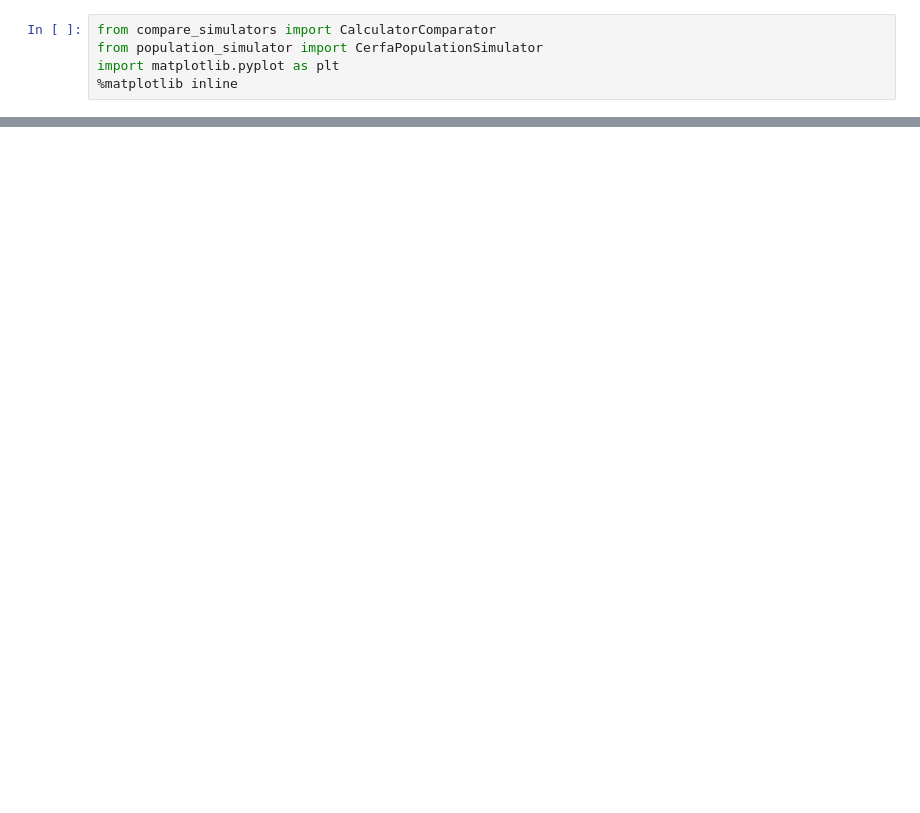
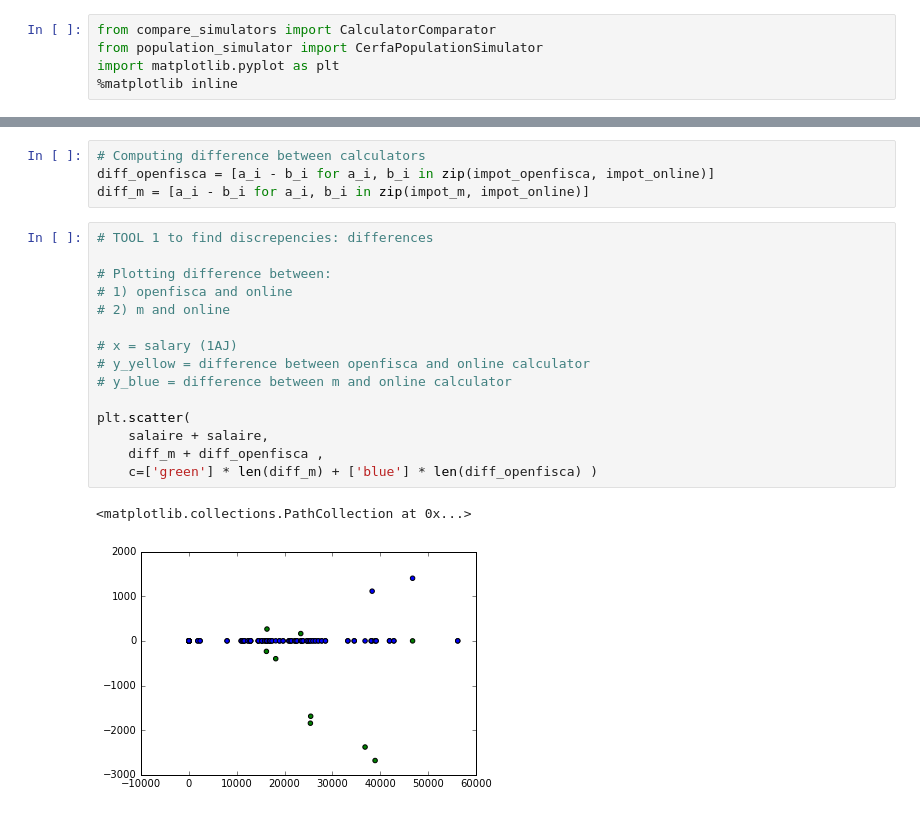
Before and after one commit to openfisca/combine-calculators, a Jupyter notebook: scripts/visual_comparisons.ipynb, the cells around one changed output, grey strips where cells are left out. Saved outputs shown, nothing was run; the diff lists cells and outputs as text; blank space fills up the shorter version.

Commit message:
Add tests for discrepencies

```diff
--- a/scripts/visual_comparisons.ipynb
+++ b/scripts/visual_comparisons.ipynb
@@ -36,0 +32,22 @@ plt.scatter(x, diff)
+# %%
+# Computing difference between calculators
+diff_openfisca = [a_i - b_i for a_i, b_i in zip(impot_openfisca, impot_online)]
+diff_m = [a_i - b_i for a_i, b_i in zip(impot_m, impot_online)]
+# %%
+# TOOL 1 to find discrepencies: differences
+
+# Plotting difference between:
+# 1) openfisca and online
+# 2) m and online
+
+# x = salary (1AJ)
+# y_yellow = difference between openfisca and online calculator
+# y_blue = difference between m and online calculator
+
+plt.scatter(
+    salaire + salaire,
+    diff_m + diff_openfisca ,
+    c=['green'] * len(diff_m) + ['blue'] * len(diff_openfisca) )
+# %% [output]
+<matplotlib.collections.PathCollection at 0x...>
+[figure, added]
```
Also changed, not shown: parts of 18 cells of this notebook.
